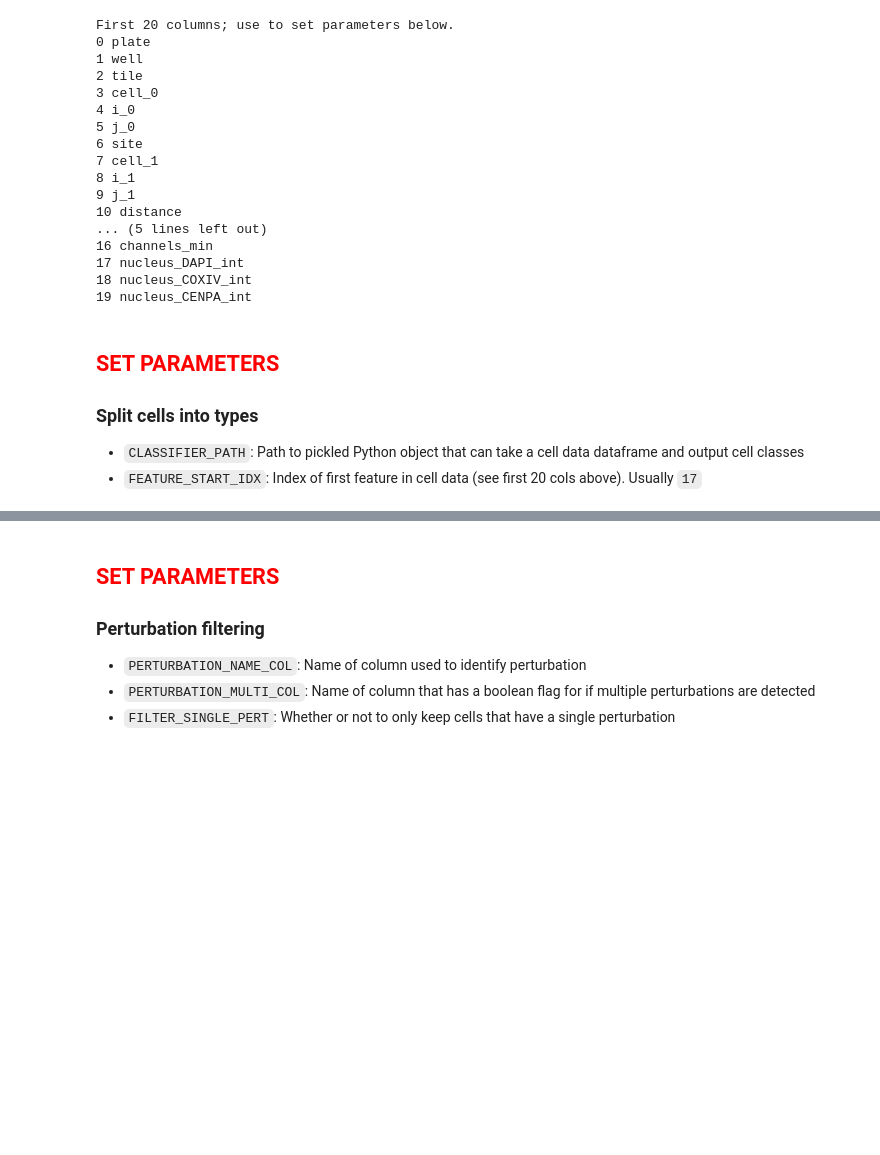
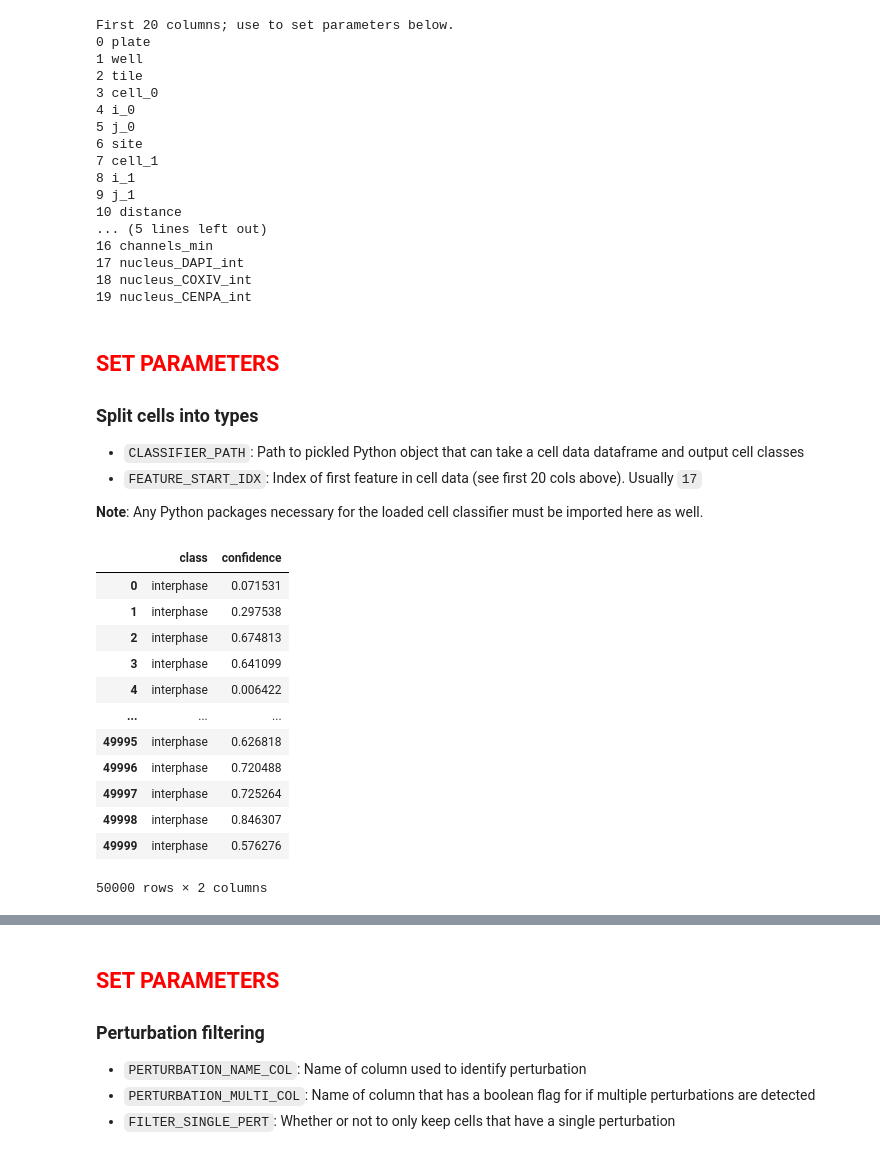
Before and after one commit to cheeseman-lab/brieflow-analysis, a Jupyter notebook: analysis/7.configure_aggregate_params.ipynb, the cells around one changed output, grey strips where cells are left out. Cells and saved outputs as stored; diff of their text form; code cells hidden in the pictures; blank space fills up the shorter version.

Commit message:
add naive mitotic classifier

```diff
--- a/analysis/7.configure_aggregate_params.ipynb
+++ b/analysis/7.configure_aggregate_params.ipynb
@@ -105,6 +101,8 @@ First 20 columns; use to set parameters below.
 
 - `CLASSIFIER_PATH`: Path to pickled Python object that can take a cell data dataframe and output cell classes
 - `FEATURE_START_IDX`: Index of first feature in cell data (see first 20 cols above). Usually `17`
+
+**Note**: Any Python packages necessary for the loaded cell classifier must be imported here as well.
 # %%
-CLASSIFIER_PATH = "config/simple_mit_int_classifier.pkl"
+CLASSIFIER_PATH = "config/naive_mitotic_classifier.pkl"
 FEATURE_START_IDX = 17
@@ -115,0 +109,30 @@ FEATURE_START_IDX = 17
+# %%
+import numpy as np
+classifier = CellClassifier.load(CLASSIFIER_PATH)
+classes, confidences = classifier.classify_cells(cell_data, FEATURE_START_IDX)
+
+# Insert the arrays as new columns before the feature columns
+cell_data.insert(FEATURE_START_IDX, "class", classes)
+cell_data.insert(FEATURE_START_IDX + 1, "confidence", confidences)
+
+# Update FEATURE_START_IDX
+FEATURE_START_IDX += 2
+
+# Create config var for cell classes
+CELL_CLASSES = list(cell_data["class"].unique())
+
+cell_data[['class', 'confidence']]
+# %% [output]
+|  | class | confidence |
+| 0 | interphase | 0.071531 |
+| 1 | interphase | 0.297538 |
+| 2 | interphase | 0.674813 |
+| 3 | interphase | 0.641099 |
+| 4 | interphase | 0.006422 |
+| ... | ... | ... |
+| 49995 | interphase | 0.626818 |
+| 49996 | interphase | 0.720488 |
+| 49997 | interphase | 0.725264 |
+| 49998 | interphase | 0.846307 |
+| 49999 | interphase | 0.576276 |
+50000 rows × 2 columns
```
Also changed, not shown: parts of 7 cells of this notebook, 3 other files.
